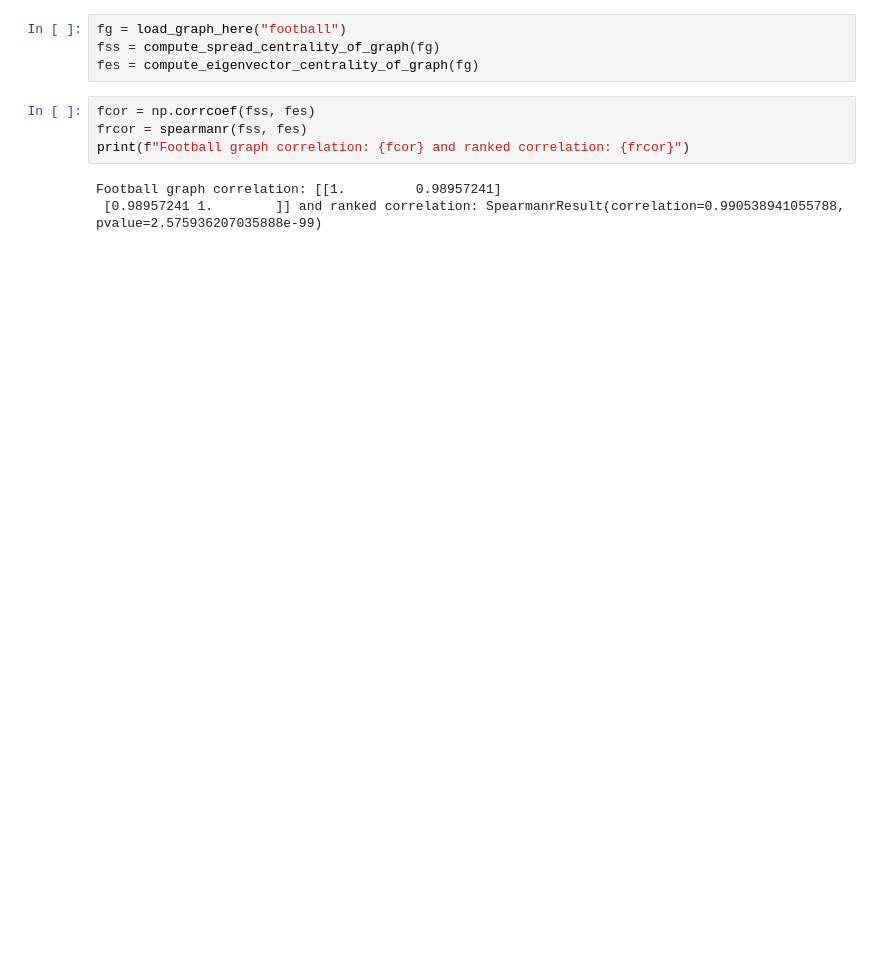
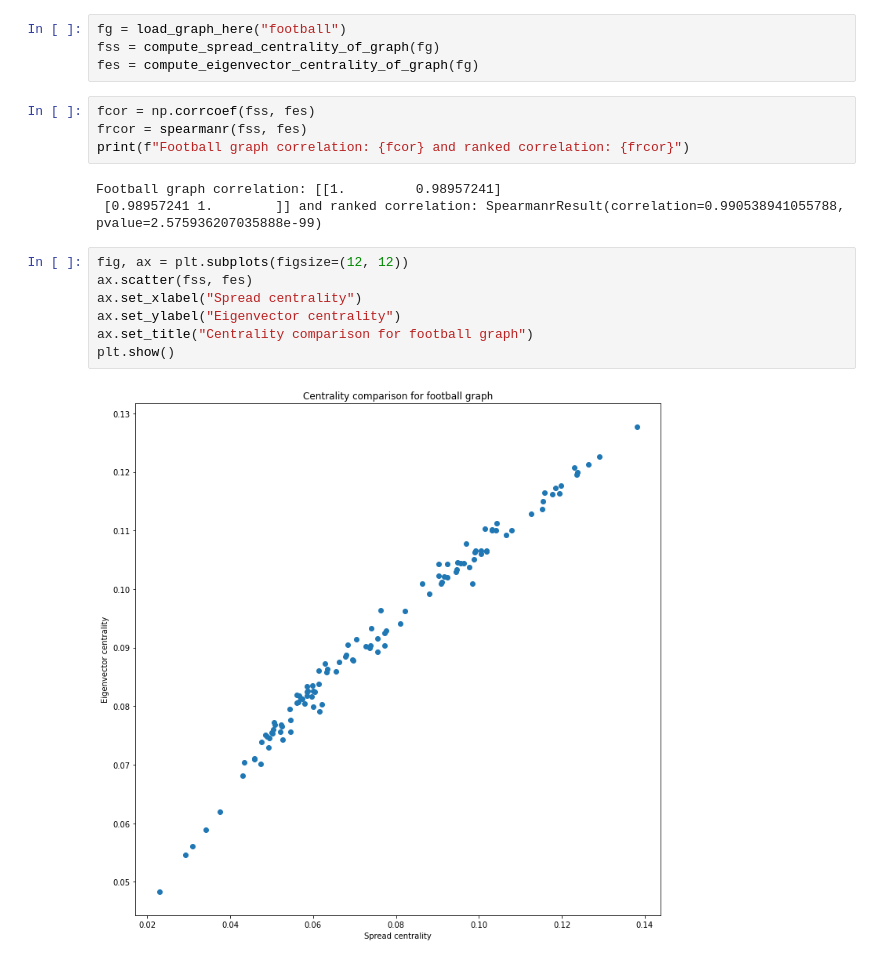
Before and after one commit to rkingan/disease-sim, a Jupyter notebook: notebooks/centrality-correlation.ipynb, the cells around one changed output. Drawn from its saved outputs; the diff is of its cells as text; blank space fills up the shorter version.

```diff
--- a/notebooks/centrality-correlation.ipynb
+++ b/notebooks/centrality-correlation.ipynb
@@ -32,3 +37,12 @@ print(f"Football graph correlation: {fcor} and ranked correlation: {frcor}")
 # %% [output]
 Football graph correlation: [[1.         0.98957241]
  [0.98957241 1.        ]] and ranked correlation: SpearmanrResult(correlation=0.990538941055788, pvalue=2.575936207035888e-99)
+# %%
+fig, ax = plt.subplots(figsize=(12, 12))
+ax.scatter(fss, fes)
+ax.set_xlabel("Spread centrality")
+ax.set_ylabel("Eigenvector centrality")
+ax.set_title("Centrality comparison for football graph")
+plt.show()
+# %% [output]
+[figure, added]
```
Also changed, not shown: parts of 1 cell of this notebook, 2 other files.
